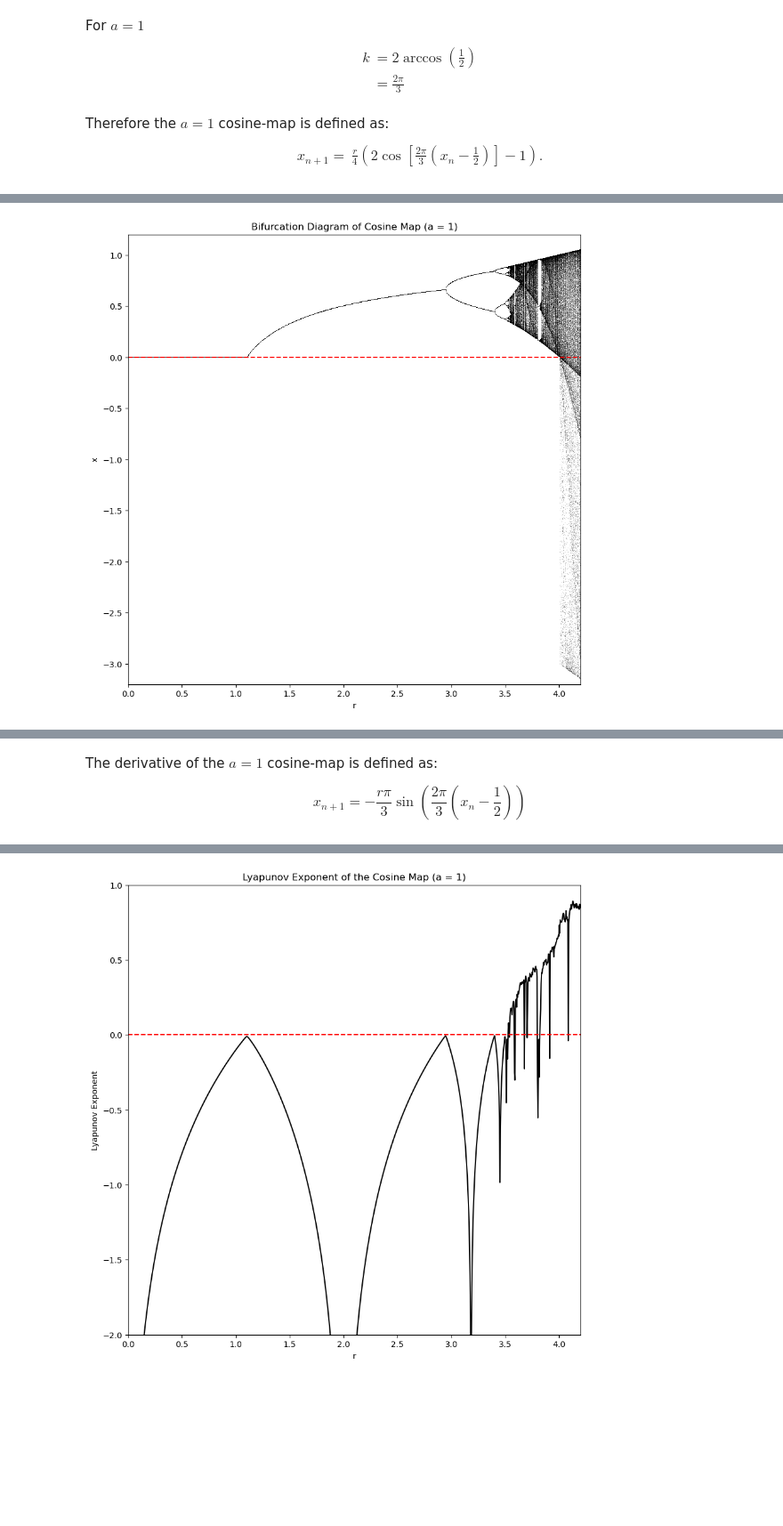
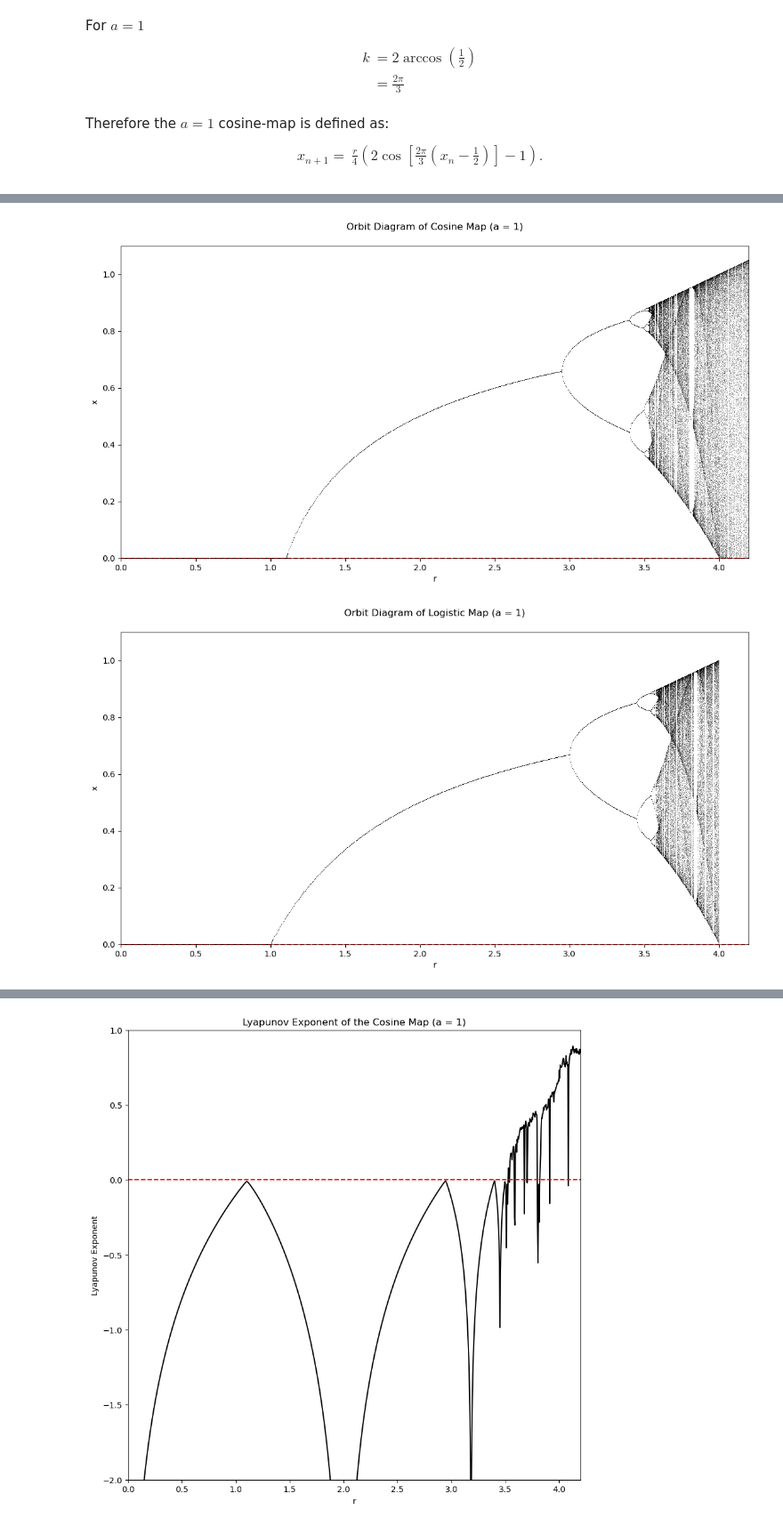
Before and after one commit to lainemulvay/Chaos-in-the-Cosine-Map, a Jupyter notebook: Assingment Notebook.ipynb, the cells around one changed output, grey strips where cells are left out. Shown at 89% size. Cells and saved outputs as stored; diff of their text form; code cells hidden in the pictures; blank space fills up the shorter version.

```diff
--- a/Assingment Notebook.ipynb
+++ b/Assingment Notebook.ipynb
@@ -87,42 +105,53 @@ plt.plot(x[4500:])
 # %%
 import numpy as np
 import matplotlib.pyplot as plt
+
+# Logistic map function
+def logistic_map(x_n, r):
+    return r * x_n * (1 - x_n)
 
 # Cosine map function with a=1
 def cosine_map(x, r):
     return (r/4) * (2 * np.cos((2*np.pi/3)*(x-0.5)) - 1)
 
+def plot_orbit_diagram(ymin, ymax, map_function, map_title):
+    # Parameters
+    r_values = np.linspace(0, 4.2, 1000)  # Range of r values
+    iterations = 800  # Number of iterations
+    last_n = 600  # Number of iterations to consider for each r value (disregard first 200 iterations of map)
 
-# Parameters
-r_values = np.linspace(0, 4.2, 1000)  # Range of r values
-iterations = 800  # Number of iterations
-last_n = 600  # Number of iterations to consider for each r value (disregard first 200 iterations of map)
+    # Initial conditions
+    x = 1e-5 * np.ones_like(r_values)
 
-# Initial conditions
-x = 1e-5 * np.ones_like(r_values)
+    # Iterate the map
+    for _ in range(iterations):
+        x = map_function(x, r_values)
 
-# Iterate the map
-for _ in range(iterations):
-    x = cosine_map(x, r_values)
+    # Store the last few iterations for each r
+    last_values = np.zeros((last_n, len(r_values)))
+    for i in range(last_n):
+        x = map_function(x, r_values)
+        last_values[i, :] = x
 
-# Store the last few iterations for each r
-last_values = np.zeros((last_n, len(r_values)))
-for i in range(last_n):
-    x = cosine_map(x, r_values)
-    last_values[i, :] = x
+    # Transpose last_values for plotting
+    last_values = last_values.T
 
-# Transpose last_values for plotting
-last_values = last_values.T
+    # Plotting the orbit diagram
+    plt.figure(figsize=(14, 7))
+    plt.plot(r_values, last_values, ',k', alpha=0.25)
+    plt.axhline(0, color='r', linestyle='--')
+    plt.xlim(0, 4.2)
+    plt.ylim(ymin, ymax)
+    plt.xlabel('r')
+    plt.ylabel('x')
+    plt.title(f"Orbit Diagram of {map_title} Map (a = 1)", pad=20)
+    plt.show()
 
-# Plotting the bifurcation diagram
-plt.figure(figsize=(10, 10))
-plt.plot(r_values, last_values, ',k', alpha=0.25)
-plt.axhline(0, color='r', linestyle='--')
-plt.xlim(0, 4.2)
-plt.ylim(-3.2, 1.2)
-plt.xlabel('r')
-plt.ylabel('x')
-plt.title('Bifurcation Diagram of Cosine Map (a = 1)')
-plt.show()
+# Call the function with different y-axis limits
+plot_orbit_diagram(0, 1.1, cosine_map, 'Cosine')
+plot_orbit_diagram(0, 1.1, logistic_map, 'Logistic')
+plot_orbit_diagram(-3.2, 1.2, cosine_map, 'Cosine')
+plot_orbit_diagram(-3.2, 1.2, logistic_map, 'Logistic')
 # %% [output]
-[figure, old version]
+[figure, new version]
+[figure, added]
@@ -129,4 +159,0 @@ plt.show()
-# %% [markdown]
-The derivative of the  $a = 1$ cosine-map is defined as:
-
-$$ x_{n+1} = -\frac{r\pi}{3} \sin\left(\frac{2\pi}{3}\left(x_n - \frac{1}{2}\right)\right) $$
```
Also changed, not shown: parts of 20 cells of this notebook.
